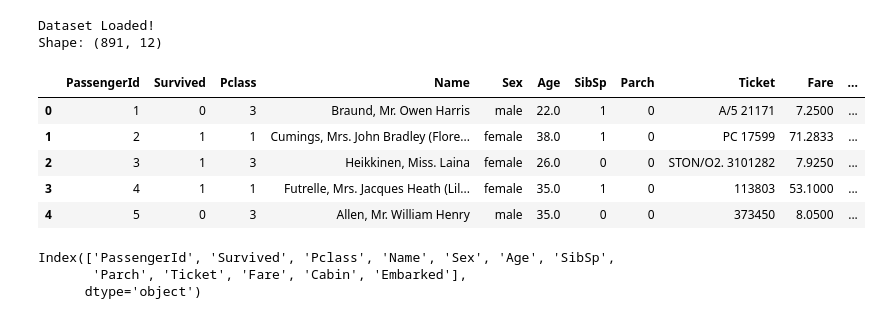
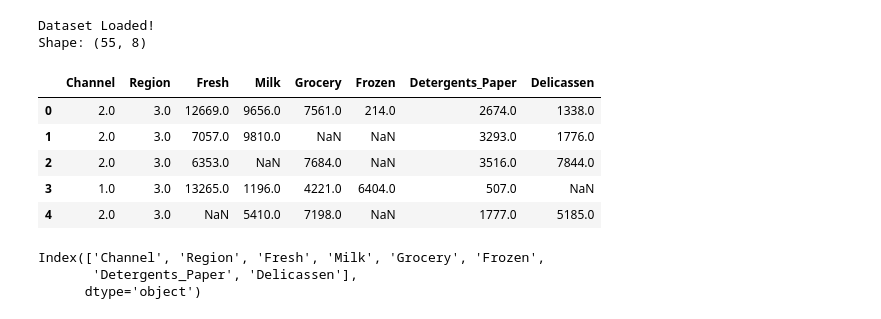
Before and after one commit to shomerituparna-pixel/titanic-data-quality-project, a Jupyter notebook: Data_Quality_Check.ipynb, the cells around one changed output. Drawn from its saved outputs; the diff is of its cells as text; code cells hidden in the pictures.

```diff
--- a/Data_Quality_Check.ipynb
+++ b/Data_Quality_Check.ipynb
@@ -25,32 +25,32 @@ os.makedirs("templates", exist_ok=True)
 # %%
 # Load Dataset
 
 import pandas as pd
 
-url = "https://raw.githubusercontent.com/datasciencedojo/datasets/master/titanic.csv"
+url = "/content/DQ_Wholesale.csv"
 
 df_raw = pd.read_csv(url)
 
 # Save locally (useful for report links)
-df_raw.to_csv("data/titanic_raw.csv", index=False)
+df_raw.to_csv("data/wholesale_raw.csv", index=False)
 
 print("Dataset Loaded!")
 print("Shape:", df_raw.shape)
 df_raw.head()
 # %% [output]
 Dataset Loaded!
-Shape: (891, 12)
+Shape: (55, 8)
-|  | PassengerId | Survived | Pclass | Name | Sex | Age | SibSp | Parch | Ticket | Fare | ... |
-| 0 | 1 | 0 | 3 | Braund, Mr. Owen Harris | male | 22.0 | 1 | 0 | A/5 21171 | 7.2500 | ... |
-| 1 | 2 | 1 | 1 | Cumings, Mrs. John Bradley (Flore... | female | 38.0 | 1 | 0 | PC 17599 | 71.2833 | ... |
-| 2 | 3 | 1 | 3 | Heikkinen, Miss. Laina | female | 26.0 | 0 | 0 | STON/O2. 3101282 | 7.9250 | ... |
-| 3 | 4 | 1 | 1 | Futrelle, Mrs. Jacques Heath (Lil... | female | 35.0 | 1 | 0 | 113803 | 53.1000 | ... |
-| 4 | 5 | 0 | 3 | Allen, Mr. William Henry | male | 35.0 | 0 | 0 | 373450 | 8.0500 | ... |
+|  | Channel | Region | Fresh | Milk | Grocery | Frozen | Detergents_Paper | Delicassen |
+| 0 | 2.0 | 3.0 | 12669.0 | 9656.0 | 7561.0 | 214.0 | 2674.0 | 1338.0 |
+| 1 | 2.0 | 3.0 | 7057.0 | 9810.0 | NaN | NaN | 3293.0 | 1776.0 |
+| 2 | 2.0 | 3.0 | 6353.0 | NaN | 7684.0 | NaN | 3516.0 | 7844.0 |
+| 3 | 1.0 | 3.0 | 13265.0 | 1196.0 | 4221.0 | 6404.0 | 507.0 | NaN |
+| 4 | 2.0 | 3.0 | NaN | 5410.0 | 7198.0 | NaN | 1777.0 | 5185.0 |
 # %%
 print(df_raw.columns)
 # %% [output]
-Index(['PassengerId', 'Survived', 'Pclass', 'Name', 'Sex', 'Age', 'SibSp',
-       'Parch', 'Ticket', 'Fare', 'Cabin', 'Embarked'],
+Index(['Channel', 'Region', 'Fresh', 'Milk', 'Grocery', 'Frozen',
+       'Detergents_Paper', 'Delicassen'],
       dtype='object')
 # %%
 class DataQualityChecker:
```
Also changed, not shown: parts of 9 cells of this notebook.
